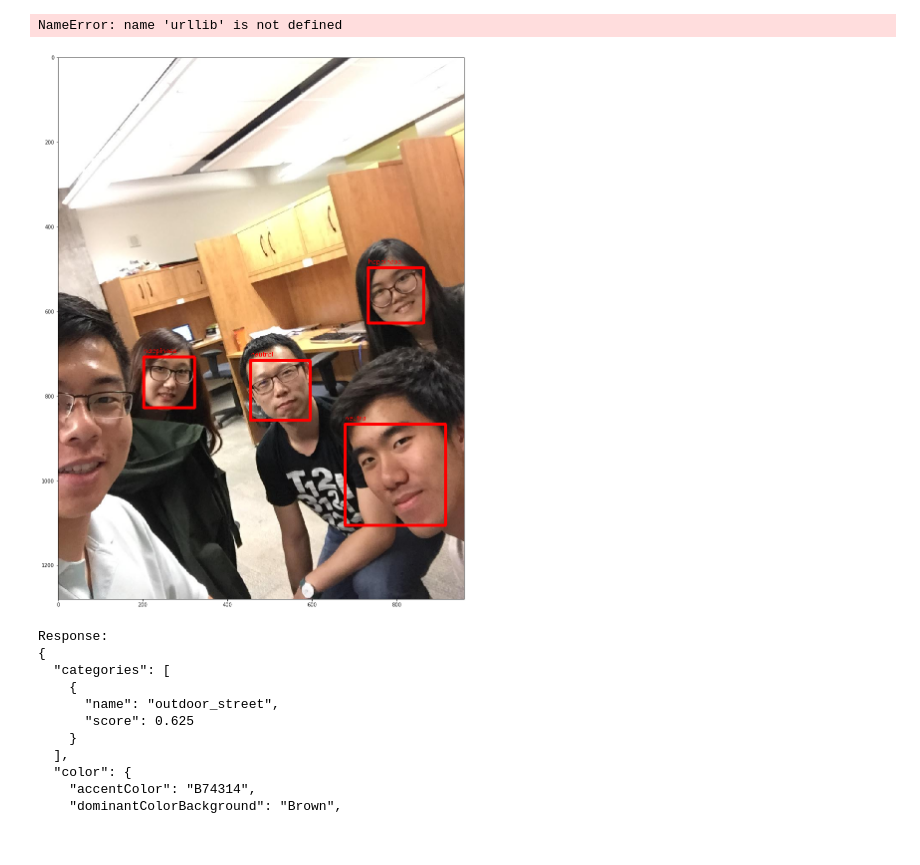
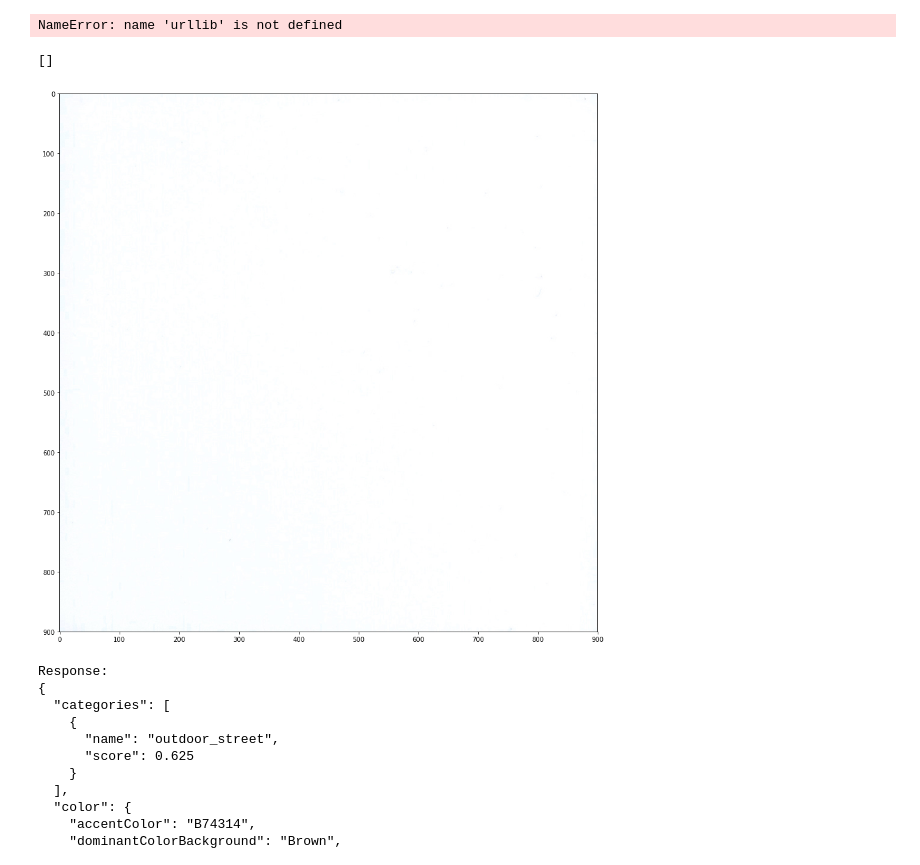
Before and after one commit to Justin-Yuan/AI-Hackathon-Challenge, a Jupyter notebook: face_detection_ms.ipynb, the cells around one changed output. Saved outputs shown, nothing was run; the diff lists cells and outputs as text; code cells hidden in the pictures.

Commit message:
added safeguard to empty returned result

```diff
--- a/face_detection_ms.ipynb
+++ b/face_detection_ms.ipynb
@@ -138,31 +138,33 @@ if result is not None:
 NameError: name 'urllib' is not defined
 # %%
 # Load raw image file into memory
-path = 'test.jpg'
+path = 'imgs/white.jpg'
 # pathToFileInDisk = r(path)
 with open( path, 'rb' ) as f:
     data = f.read()
 
 headers = dict()
 headers['Ocp-Apim-Subscription-Key'] = '942cb5ec8cec4b699aa03e32d2d3a638'
 headers['Content-Type'] = 'application/octet-stream'
 
 json = None
 params = { 'visualFeatures' : 'Color,Categories'}
 
 result = processRequest( json, data, headers, params, _url )
 
 if result is not None:
+    print(result)
     # Load the original image, fetched from the URL
     data8uint = np.fromstring( data, np.uint8 ) # Convert string to an unsigned int array
     img = cv2.cvtColor( cv2.imdecode( data8uint, cv2.IMREAD_COLOR ), cv2.COLOR_BGR2RGB )
 
     renderResultOnImage( result, img )
 
     ig, ax = plt.subplots(figsize=(15, 20))
     ax.imshow( img )
 # %% [output]
+[]
-[figure, old version]
+[figure, new version]
 # %%
 import http.client, urllib.request, urllib.parse, urllib.error, base64, json
 
```
Also changed, not shown: 8 other files.
